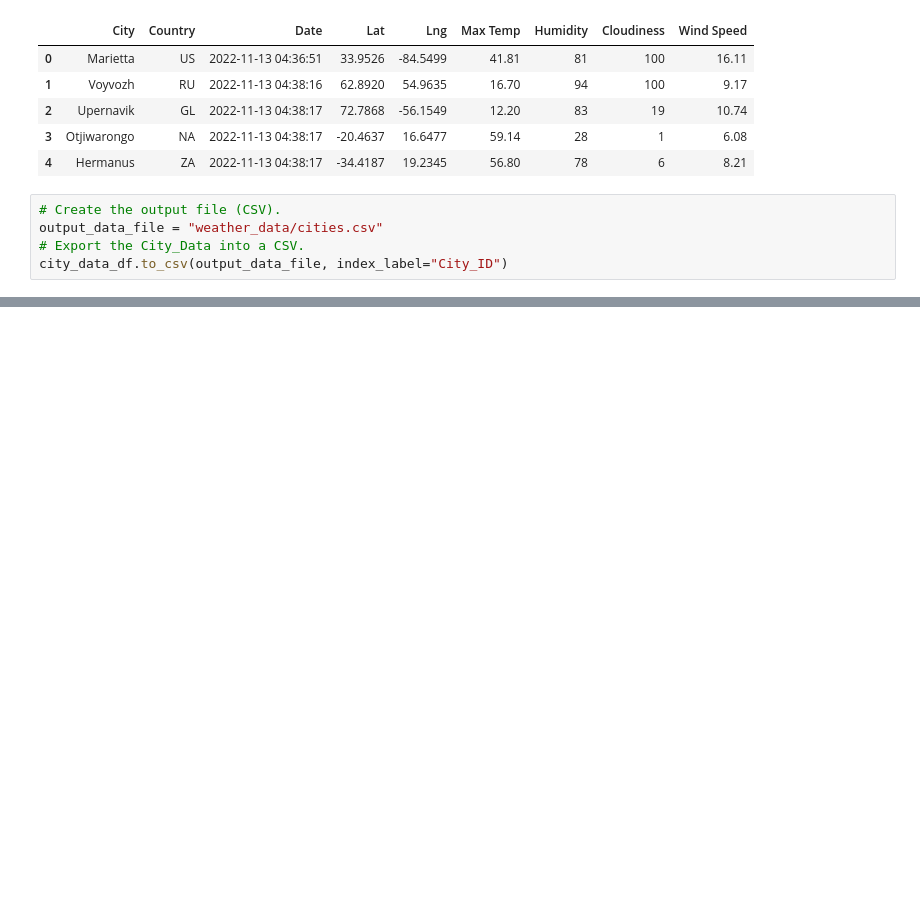
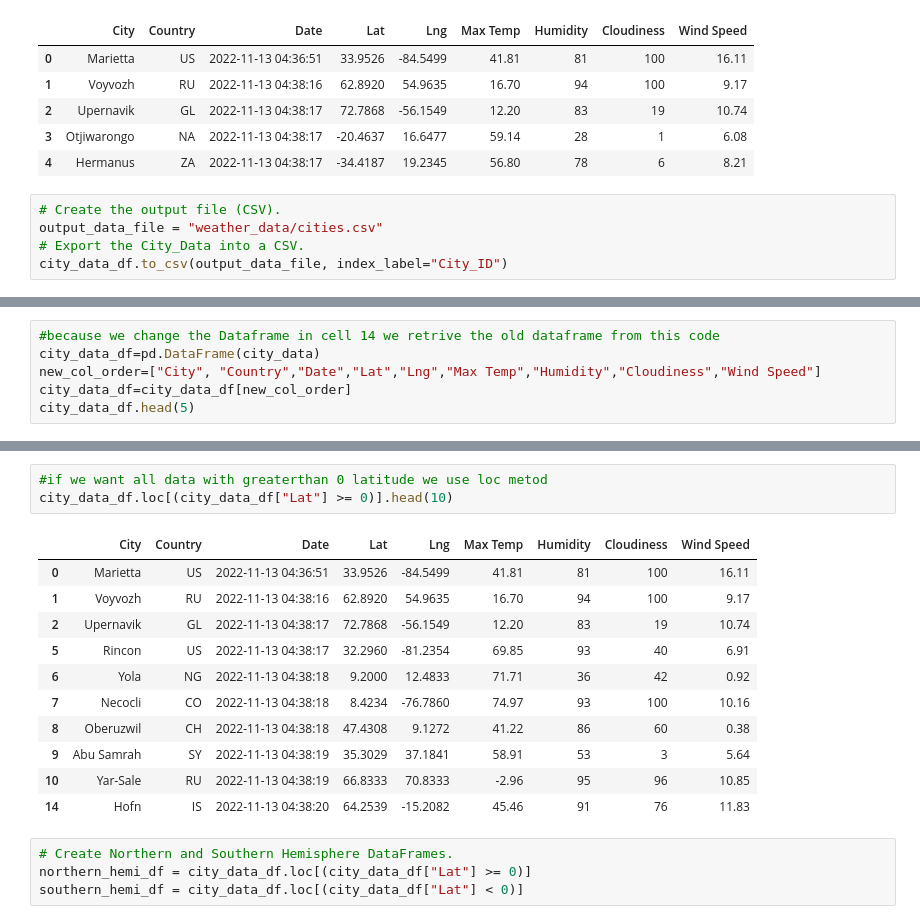
Before and after one commit to priyan2115/World_Weather_Analysis, a Jupyter notebook: WeatherPy.ipynb, the cells around one changed output, grey strips where cells are left out. Drawn from its saved outputs; the diff is of its cells as text; blank space fills up the shorter version.

```diff
--- a/WeatherPy.ipynb
+++ b/WeatherPy.ipynb
@@ -279,0 +304,6 @@ plt.show()
+# %%
+#because we change the Dataframe in cell 14 we retrive the old dataframe from this code
+city_data_df=pd.DataFrame(city_data)
+new_col_order=["City", "Country","Date","Lat","Lng","Max Temp","Humidity","Cloudiness","Wind Speed"]
+city_data_df=city_data_df[new_col_order]
+city_data_df.head(5)
@@ -279,0 +347,19 @@ plt.show()
+# %%
+#if we want all data with greaterthan 0 latitude we use loc metod
+city_data_df.loc[(city_data_df["Lat"] >= 0)].head(10)
+# %% [output]
+|  | City | Country | Date | Lat | Lng | Max Temp | Humidity | Cloudiness | Wind Speed |
+| 0 | Marietta | US | 2022-11-13 04:36:51 | 33.9526 | -84.5499 | 41.81 | 81 | 100 | 16.11 |
+| 1 | Voyvozh | RU | 2022-11-13 04:38:16 | 62.8920 | 54.9635 | 16.70 | 94 | 100 | 9.17 |
+| 2 | Upernavik | GL | 2022-11-13 04:38:17 | 72.7868 | -56.1549 | 12.20 | 83 | 19 | 10.74 |
+| 5 | Rincon | US | 2022-11-13 04:38:17 | 32.2960 | -81.2354 | 69.85 | 93 | 40 | 6.91 |
+| 6 | Yola | NG | 2022-11-13 04:38:18 | 9.2000 | 12.4833 | 71.71 | 36 | 42 | 0.92 |
+| 7 | Necocli | CO | 2022-11-13 04:38:18 | 8.4234 | -76.7860 | 74.97 | 93 | 100 | 10.16 |
+| 8 | Oberuzwil | CH | 2022-11-13 04:38:18 | 47.4308 | 9.1272 | 41.22 | 86 | 60 | 0.38 |
+| 9 | Abu Samrah | SY | 2022-11-13 04:38:19 | 35.3029 | 37.1841 | 58.91 | 53 | 3 | 5.64 |
+| 10 | Yar-Sale | RU | 2022-11-13 04:38:19 | 66.8333 | 70.8333 | -2.96 | 95 | 96 | 10.85 |
+| 14 | Hofn | IS | 2022-11-13 04:38:20 | 64.2539 | -15.2082 | 45.46 | 91 | 76 | 11.83 |
+# %%
+# Create Northern and Southern Hemisphere DataFrames.
+northern_hemi_df = city_data_df.loc[(city_data_df["Lat"] >= 0)]
+southern_hemi_df = city_data_df.loc[(city_data_df["Lat"] < 0)]
```
Also changed, not shown: parts of 22 cells of this notebook.
